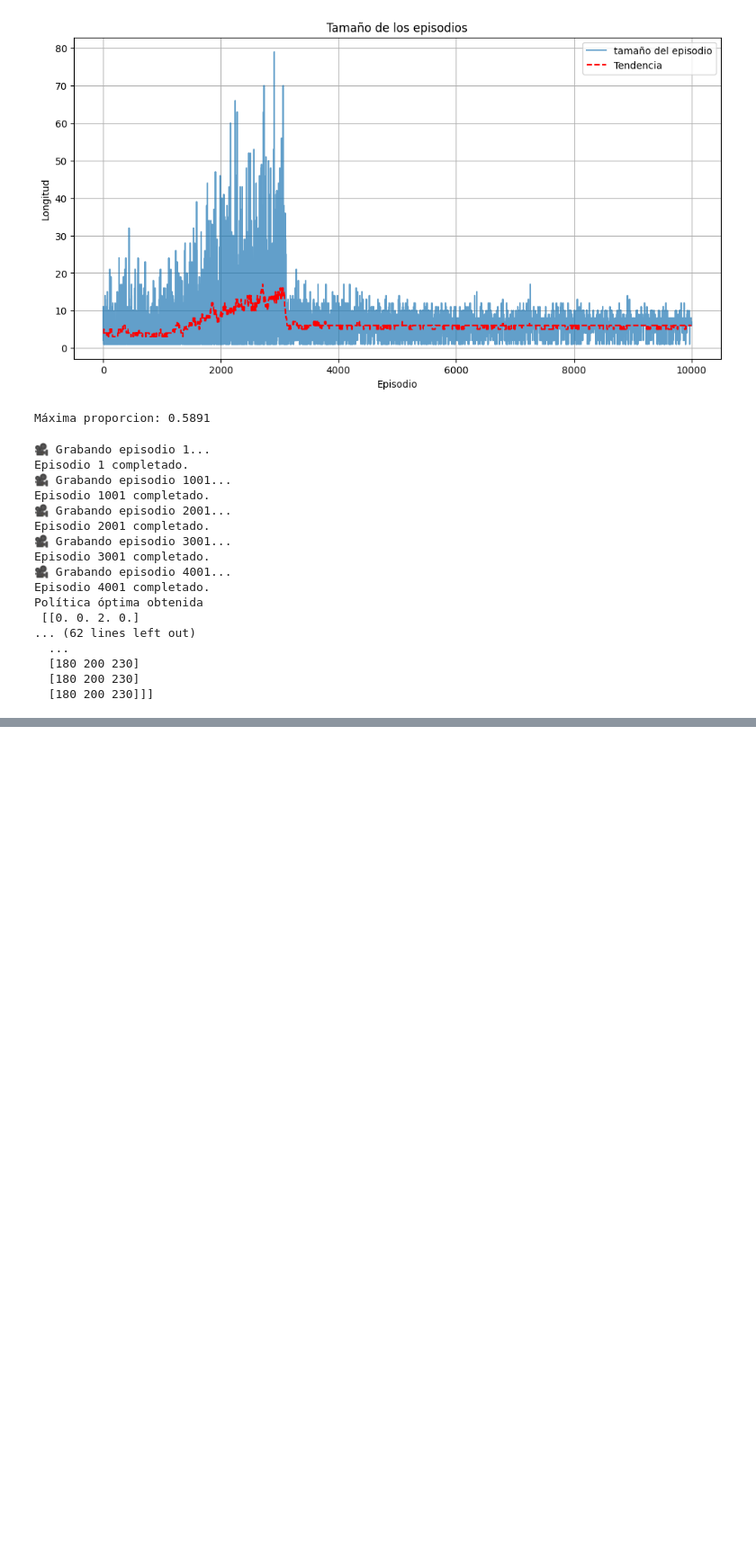
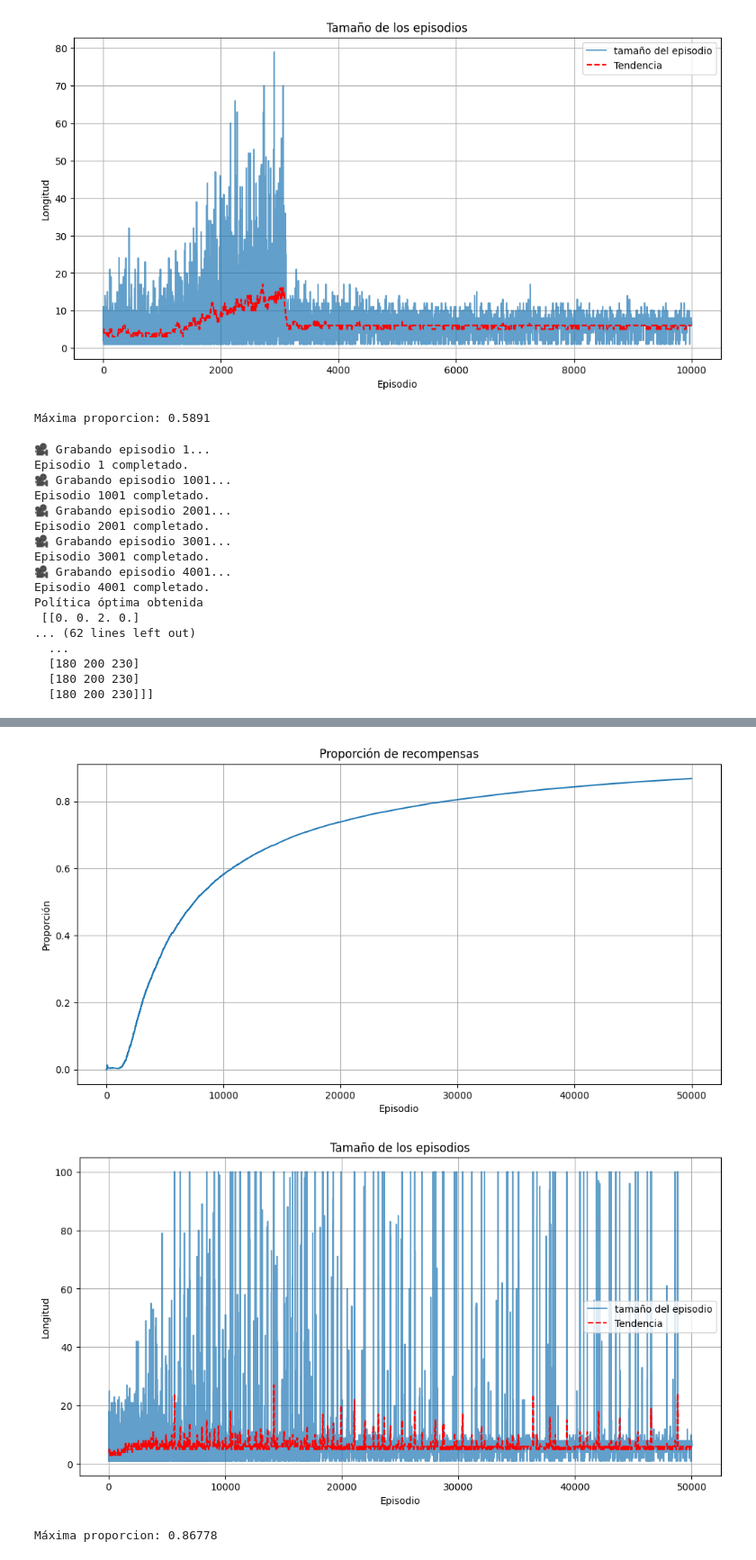
Before and after one commit to salvadeharo10/RL_DHBV, a Jupyter notebook: MonteCarloTodasLasVisitas.ipynb, the cells around one changed output, grey strips where cells are left out. Shown at 90% size. Saved outputs shown, nothing was run; the diff lists cells and outputs as text; code cells hidden in the pictures; blank space fills up the shorter version.

Commit message:
algortimo SARSA hecho siguiendo las diapositivas

```diff
--- a/MonteCarloTodasLasVisitas.ipynb
+++ b/MonteCarloTodasLasVisitas.ipynb
@@ -749,0 +833,16 @@ embed_video(latest_file)
+# %%
+NUM_EPISODES = 50000
+GAMMA = 0.99  # Factor de descuento
+EPSILON = 0.4 # Probabilidad de exploración
+DECAY = True
+
+agent4_sarsa = AgentSarsa(
+    env=env4,
+    gamma=GAMMA,
+    epsilon=EPSILON,
+    decay = DECAY,
+    alpha = 0.1
+
+)
+
+Q_sarsa, list_stats_sarsa, episode_lengths_sarsa = on_policy_all_visit_sarsa(agent4_sarsa, env4, num_episodes=NUM_EPISODES)
@@ -749,0 +859,9 @@ embed_video(latest_file)
+# %%
+plot(list_stats_sarsa)
+plot_episode_lengths(episode_lengths_sarsa)
+#plot_episode_length_vs_time(episode_lengths)
+print(f"Máxima proporcion: {list_stats_sarsa[-1]}")
+# %% [output]
+[figure, added]
+[figure, added]
+Máxima proporcion: 0.86778
```
Also changed, not shown: parts of 6 cells of this notebook.
